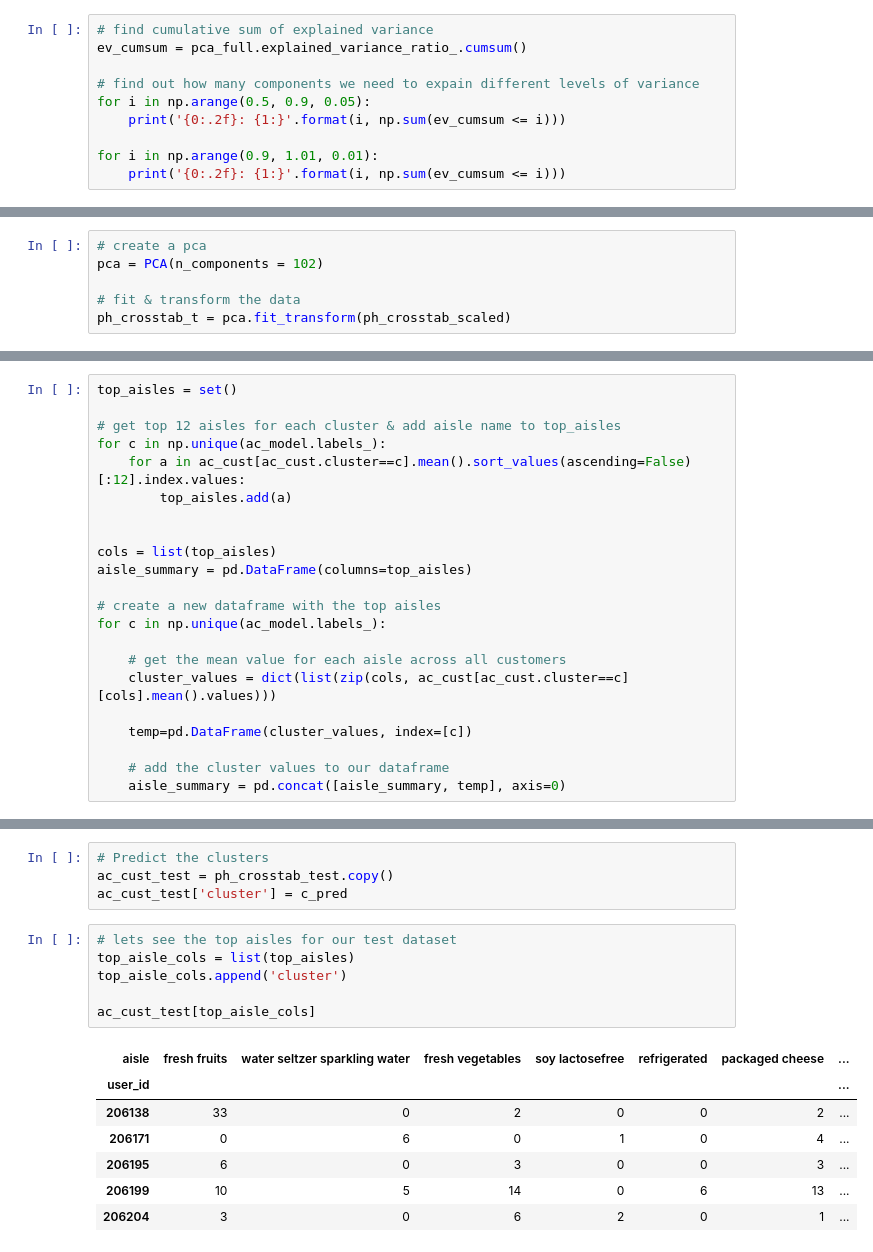
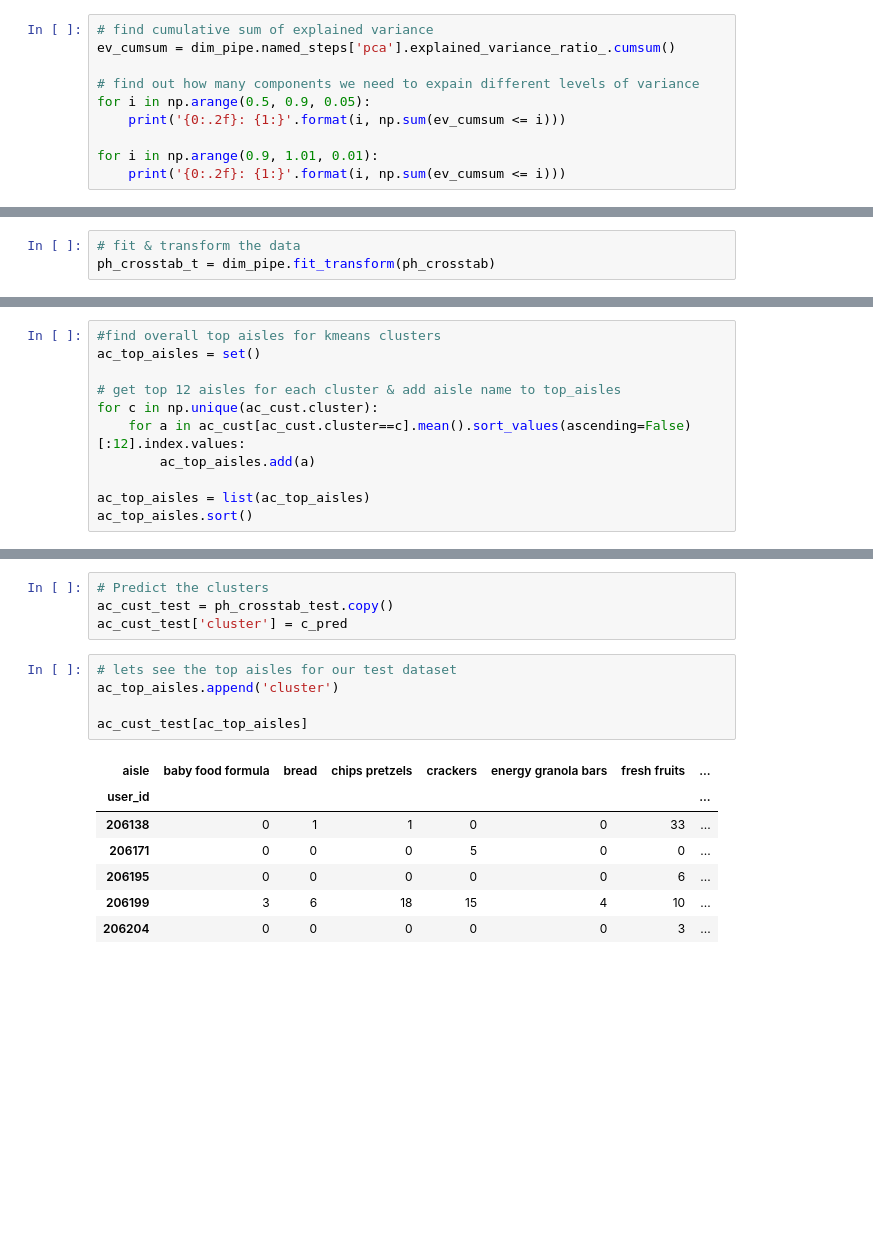
Before and after one commit to mrjgamble/K2DataScience, a Jupyter notebook: Projects/project3-recommender/notebooks/02-instacart-clustering-aisles.ipynb, the cells around one changed output, grey strips where cells are left out. Cells and saved outputs as stored; diff of their text form; blank space fills up the shorter version.

```diff
--- a/Projects/project3-recommender/notebooks/02-instacart-clustering-aisles.ipynb
+++ b/Projects/project3-recommender/notebooks/02-instacart-clustering-aisles.ipynb
@@ -123,7 +123,7 @@ plt.show()
 [figure]
 # %%
 # find cumulative sum of explained variance
-ev_cumsum = pca_full.explained_variance_ratio_.cumsum()
+ev_cumsum = dim_pipe.named_steps['pca'].explained_variance_ratio_.cumsum()
 
 # find out how many components we need to expain different levels of variance
 for i in np.arange(0.5, 0.9, 0.05):
@@ -156,6 +160,3 @@ Examining the components, we find that we can explain 99% of the data using 102
 # %%
-# create a pca
-pca = PCA(n_components = 102)
-
 # fit & transform the data
-ph_crosstab_t = pca.fit_transform(ph_crosstab_scaled)
+ph_crosstab_t = dim_pipe.fit_transform(ph_crosstab)
@@ -1124,25 +1073,3 @@ cluster 2: 91
 cluster 3: 1369
 # %% [markdown]
 These results are much more balanced and appear to be more realistic.  Lets see what aisles are most popular per cluster.
-# %%
-top_aisles = set()
-
-# get top 12 aisles for each cluster & add aisle name to top_aisles
-for c in np.unique(ac_model.labels_):
-    for a in ac_cust[ac_cust.cluster==c].mean().sort_values(ascending=False)[:12].index.values:
-        top_aisles.add(a)
-
-
-cols = list(top_aisles)
-aisle_summary = pd.DataFrame(columns=top_aisles)
-
-# create a new dataframe with the top aisles
-for c in np.unique(ac_model.labels_):
-
-    # get the mean value for each aisle across all customers
-    cluster_values = dict(list(zip(cols, ac_cust[ac_cust.cluster==c][cols].mean().values)))
-
-    temp=pd.DataFrame(cluster_values, index=[c])
-
-    # add the cluster values to our dataframe
-    aisle_summary = pd.concat([aisle_summary, temp], axis=0)
@@ -1257,3 +1186,14 @@ There are also likely to buy packaged vegetables/fruits and yogurt.
+# %%
+#find overall top aisles for kmeans clusters
+ac_top_aisles = set()
+
+# get top 12 aisles for each cluster & add aisle name to top_aisles
+for c in np.unique(ac_cust.cluster):
+    for a in ac_cust[ac_cust.cluster==c].mean().sort_values(ascending=False)[:12].index.values:
+        ac_top_aisles.add(a)
+
+ac_top_aisles = list(ac_top_aisles)
+ac_top_aisles.sort()
 # %% [markdown]
 ### Hierarchical Clustering Predictions
 Agglomerative cluster also does not offer a predict method - rather, we will need to build a classifier based on our known values and predict the labels for the test dataset.
@@ -1281,15 +1221,14 @@ ac_cust_test = ph_crosstab_test.copy()
 ac_cust_test['cluster'] = c_pred
 # %%
 # lets see the top aisles for our test dataset
-top_aisle_cols = list(top_aisles)
-top_aisle_cols.append('cluster')
+ac_top_aisles.append('cluster')
 
-ac_cust_test[top_aisle_cols]
+ac_cust_test[ac_top_aisles]
 # %% [output]
-| aisle | fresh fruits | water seltzer sparkling water | fresh vegetables | soy lactosefree | refrigerated | packaged cheese | ... |
+| aisle | baby food formula | bread | chips pretzels | crackers | energy granola bars | fresh fruits | ... |
 | user_id |  |  |  |  |  |  | ... |
-| 206138 | 33 | 0 | 2 | 0 | 0 | 2 | ... |
-| 206171 | 0 | 6 | 0 | 1 | 0 | 4 | ... |
-| 206195 | 6 | 0 | 3 | 0 | 0 | 3 | ... |
-| 206199 | 10 | 5 | 14 | 0 | 6 | 13 | ... |
-| 206204 | 3 | 0 | 6 | 2 | 0 | 1 | ... |
+| 206138 | 0 | 1 | 1 | 0 | 0 | 33 | ... |
+| 206171 | 0 | 0 | 0 | 5 | 0 | 0 | ... |
+| 206195 | 0 | 0 | 0 | 0 | 0 | 6 | ... |
+| 206199 | 3 | 6 | 18 | 15 | 4 | 10 | ... |
+| 206204 | 0 | 0 | 0 | 0 | 0 | 3 | ... |
```
Also changed, not shown: parts of 81 cells of this notebook, 5 other files.
